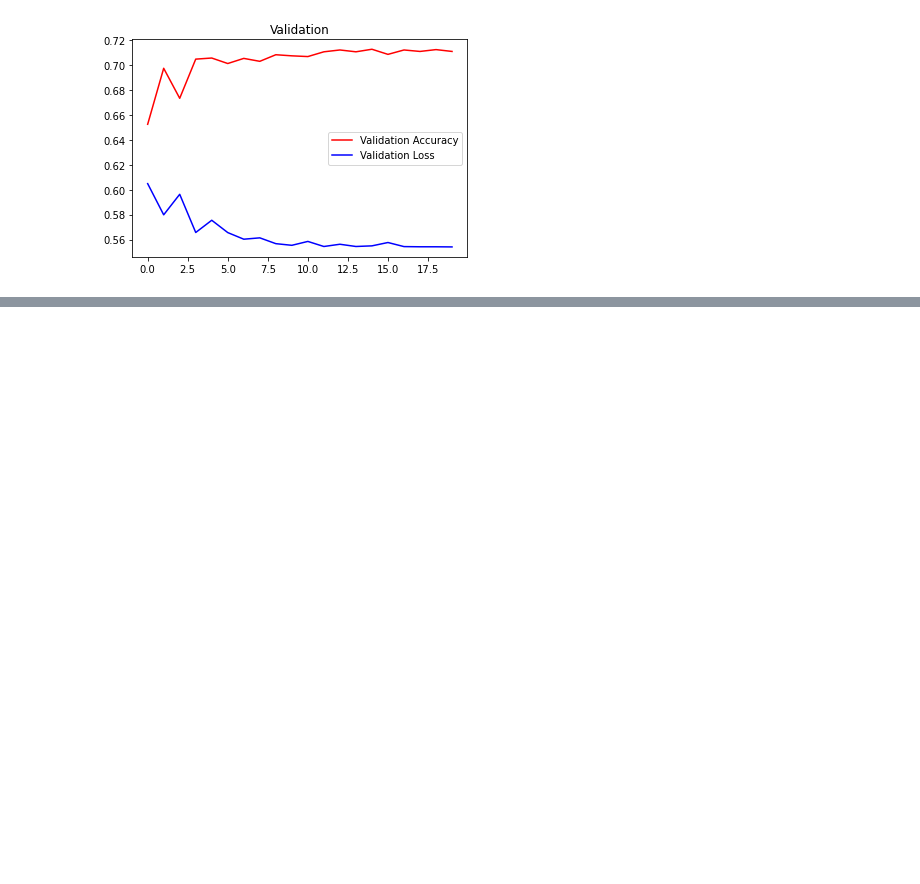
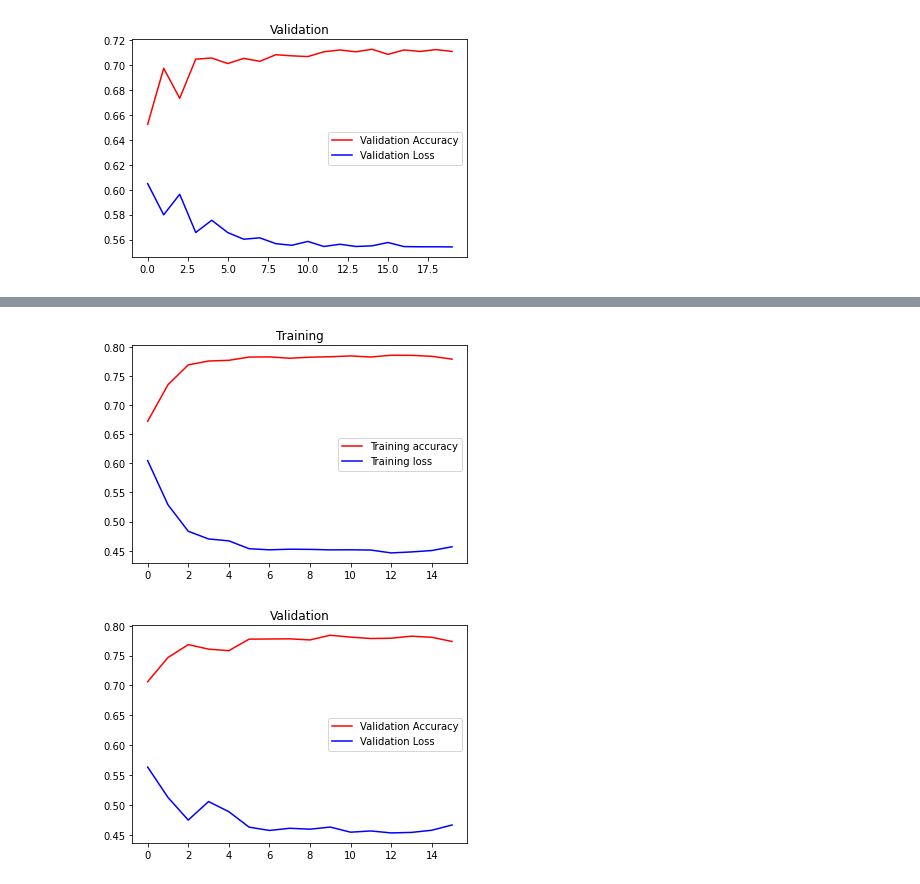
Before and after one commit to elixter/LOL_data_test, a Jupyter notebook: lol.ipynb, the cells around one changed output, grey strips where cells are left out. Saved outputs shown, nothing was run; the diff lists cells and outputs as text; code cells hidden in the pictures; blank space fills up the shorter version.

```diff
--- a/lol.ipynb
+++ b/lol.ipynb
@@ -356,0 +382,5 @@ plt.show()
+# %%
+df15_x = preprocessing_dragon(df15_x, team='blue')
+df15_x = preprocessing_dragon(df15_x, team='red')
+df15_x = preprocessing_tower(df15_x, team='blue')
+df15_x = preprocessing_tower(df15_x, team='red')
@@ -356,0 +436,15 @@ plt.show()
+# %%
+model.compile(
+    loss='binary_crossentropy',
+    optimizer=tfa.optimizers.AdamW(weight_decay=1e-4),
+    metrics=['accuracy'],
+)
+# %%
+history = model.fit(
+    mm_df15_x[:23000].reshape(-1, 58, 1),
+    df15_y[:23000],
+    epochs=20,
+    batch_size=32,
+    validation_data=(mm_df15_x[23000:].reshape(-1, 58, 1), df15_y[23000:]),
+    callbacks=[learning_rate_reduction, early_stop],
+)
@@ -356,0 +469,27 @@ plt.show()
+# %%
+# 학습결과 시각화
+import matplotlib.pyplot as plt
+
+acc = history.history['accuracy']
+val_acc = history.history['val_accuracy']
+loss = history.history['loss']
+val_loss = history.history['val_loss']
+
+epochs = range(len(acc))
+
+plt.title('Train graph with LSTM')
+plt.plot(epochs, acc, 'r', label='Training accuracy')
+plt.plot(epochs, loss, 'b', label='Training loss')
+plt.title('Training')
+plt.legend()
+plt.figure()
+
+plt.plot(epochs, val_acc, 'r', label='Validation Accuracy')
+plt.plot(epochs, val_loss, 'b', label='Validation Loss')
+plt.title('Validation')
+plt.legend()
+
+plt.show()
+# %% [output]
+[figure, added]
+[figure, added]
```
Also changed, not shown: parts of 16 cells of this notebook.
